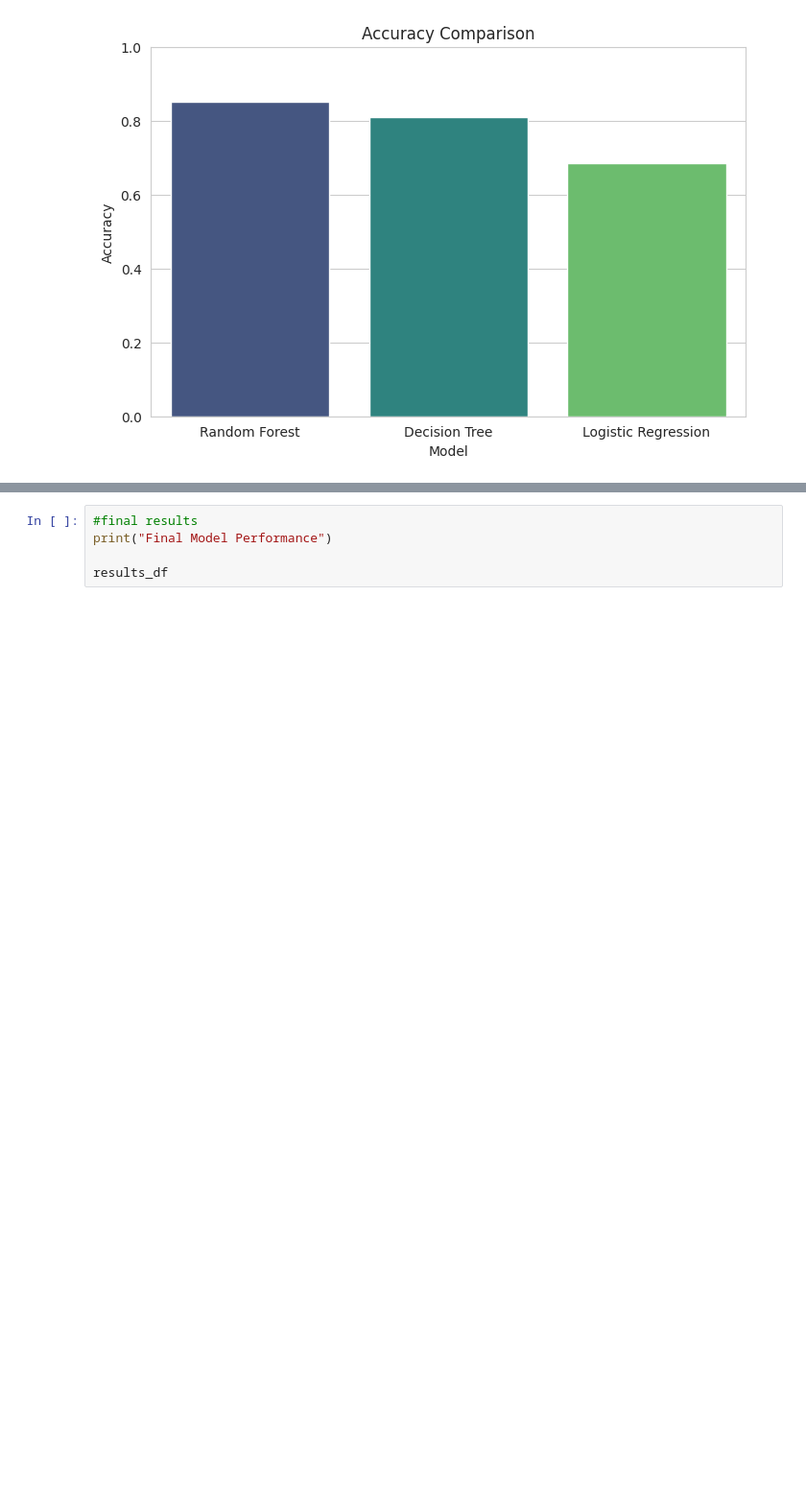
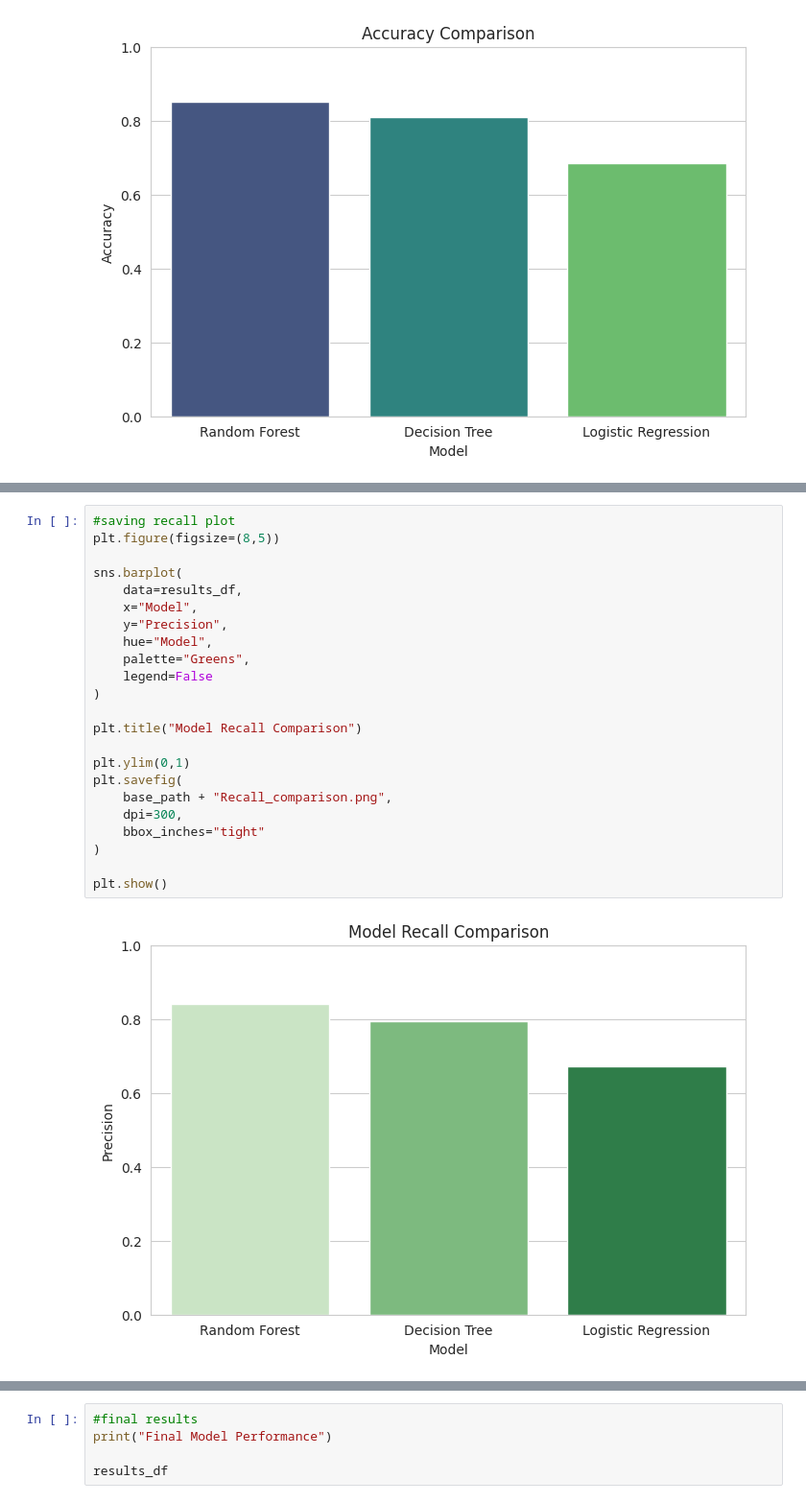
Before and after one commit to anushah-200/factcheckAI, a Jupyter notebook: notebooks/10_model_training.ipynb, the cells around one changed output, grey strips where cells are left out. Shown at 96% size. Cells and saved outputs as stored; diff of their text form; blank space fills up the shorter version.

```diff
--- a/notebooks/10_model_training.ipynb
+++ b/notebooks/10_model_training.ipynb
@@ -746,0 +791,25 @@ plt.show()
+# %%
+#saving recall plot
+plt.figure(figsize=(8,5))
+
+sns.barplot(
+    data=results_df,
+    x="Model",
+    y="Precision",
+    hue="Model",
+    palette="Greens",
+    legend=False
+)
+
+plt.title("Model Recall Comparison")
+
+plt.ylim(0,1)
+plt.savefig(
+    base_path + "Recall_comparison.png",
+    dpi=300,
+    bbox_inches="tight"
+)
+
+plt.show()
+# %% [output]
+[figure, added]
```
Also changed, not shown: parts of 6 cells of this notebook.
